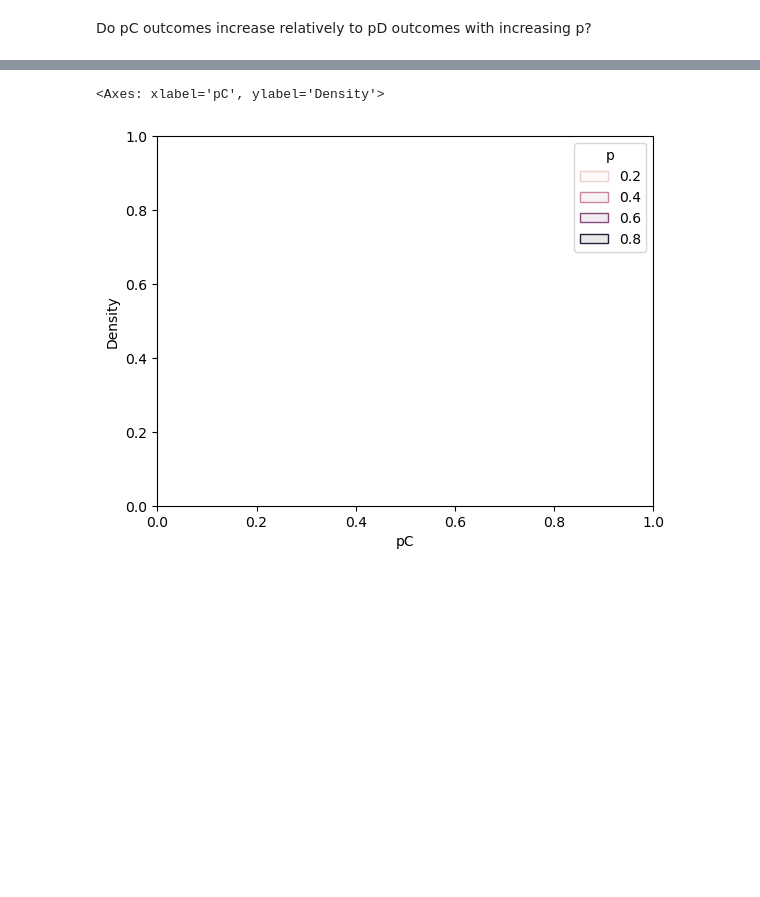
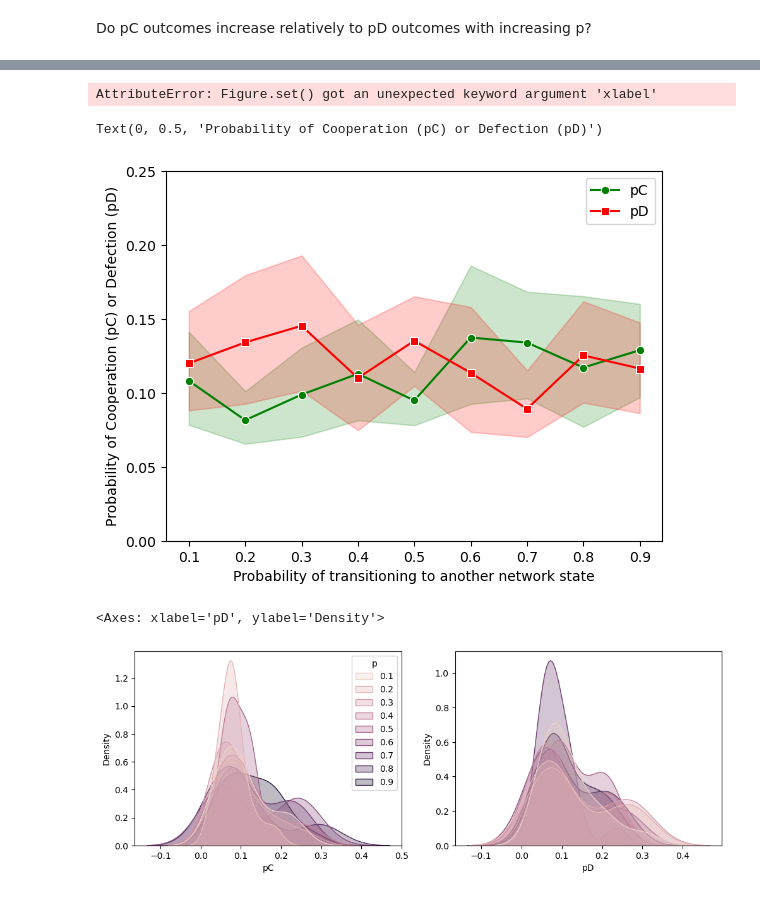
Before and after one commit to margrietes/sepr, a Jupyter notebook: visualizations/exp_2.ipynb, the cells around one changed output, grey strips where cells are left out. Drawn from its saved outputs; the diff is of its cells as text; code cells hidden in the pictures; blank space fills up the shorter version.

Commit message:
gathered exp_2 data

```diff
--- a/visualizations/exp_2.ipynb
+++ b/visualizations/exp_2.ipynb
@@ -24,6 +33,28 @@ sns.pointplot(data=data, x="p", y="pC", errorbar="ci")
+# %%
+# Boxplot of pC values for each p
+fig, ax = plt.subplots(1,2, figsize=(8, 6), sharex=True)
+sns.boxplot(data=data, x='p', y='pC', width=0.6, ax=ax[0])
+sns.boxplot(data=data, x='p', y='pD', width=0.6, ax=ax[1])
+plt.xlabel("Probability of transitioning to another network state")
+ax[0].set_ylabel("Probability of Cooperation (pC)")
+ax[1].set_ylabel("Probability of Defection (pD)")
+# %% [output]
+AttributeError: Figure.set() got an unexpected keyword argument 'xlabel'
+# %%
+# Line plot of pC values and pD values for each p
+ax = sns.lineplot(data=data, x="p", y="pC", label="pC", color="green", marker="o")
+sns.lineplot(data=data, x="p", y="pD", label="pD", color="red", marker="s", ax=ax)
+ax.set_ylim(0, 0.25)
+ax.set_xlabel("Probability of transitioning to another network state")
+ax.set_ylabel("Probability of Cooperation (pC) or Defection (pD)")
+# %% [output]
+Text(0, 0.5, 'Probability of Cooperation (pC) or Defection (pD)')
+[figure, added]
 # %%
-# Density of pC values of different p values
-sns.kdeplot(data=data, x="pC", hue="p", fill=True, alpha=0.1)
+# Density of pC outcomes and pD outcomes for each p value
+fig, ax = plt.subplots(1, 2, figsize=(12, 4))
+sns.kdeplot(data=data, x="pC", hue="p", fill=True, alpha=0.3, ax=ax[0])
+sns.kdeplot(data=data, x="pD", hue="p", fill=True, alpha=0.3, ax=ax[1], legend=False)
 # %% [output]
-<Axes: xlabel='pC', ylabel='Density'>
+<Axes: xlabel='pD', ylabel='Density'>
-[figure, old version]
+[figure, new version]
```
Also changed, not shown: parts of 3 cells of this notebook, 1 other file.
